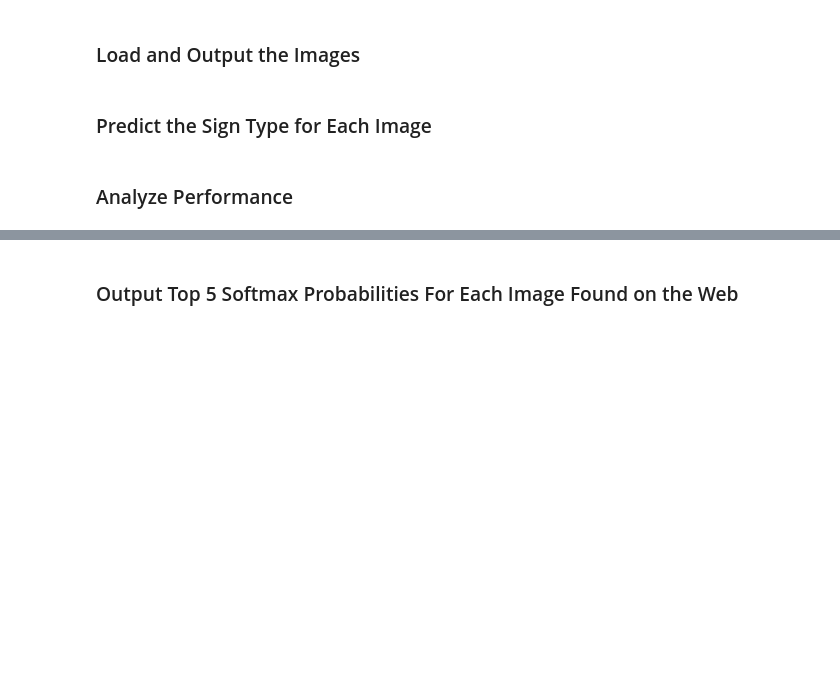
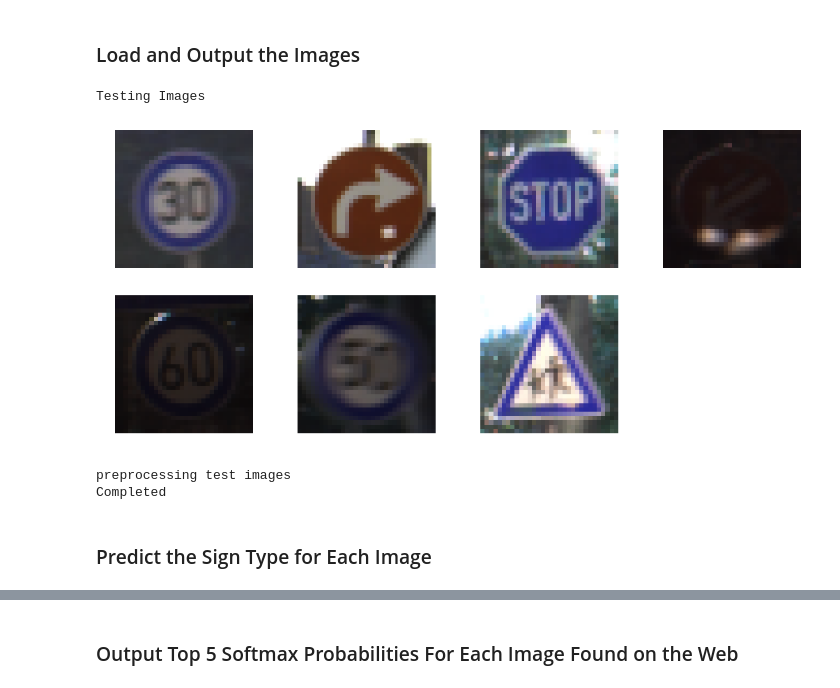
Before and after one commit to AbhishekGurudutt/carnd-Traffic_sign_board_detection, a Jupyter notebook: Traffic_Sign_Classifier.ipynb, the cells around one changed output, grey strips where cells are left out. Cells and saved outputs as stored; diff of their text form; code cells hidden in the pictures; blank space fills up the shorter version.

Commit message:
with additional testing data

```diff
--- a/Traffic_Sign_Classifier.ipynb
+++ b/Traffic_Sign_Classifier.ipynb
@@ -374,2 +371,50 @@ You may find `signnames.csv` useful as it contains mappings from the class id (i
+# %%
+### Load the images and plot them here.
+### Feel free to use as many code cells as needed.
+import glob
+import csv
+
+# import all the classes
+classes = []
+with open('signnames.csv', 'r') as signnames:
+    lines = csv.DictReader(signnames, delimiter=',')
+    for line in lines:
+        classes.append((line['SignName']))
+
+
+image_list = []
+# fetch and resize test images
+for image in glob.glob('testing_data/*.png'):
+    img = cv2.imread(image)
+    img = cv2.resize(img, (32,32), interpolation=cv2.INTER_AREA)
+    image_list.append(img)
+
+
+# display test images
+print("Testing Images")
+plt.figure(figsize=(18,8))
+i = 1
+for img in image_list:
+    plt.subplot(2,4,i)
+    i = i+1
+    plt.imshow(img.squeeze())
+    plt.axis('off')
+# %% [output]
+Testing Images
+[figure, added]
+# %%
+### Run the predictions here and use the model to output the prediction for each image.
+### Make sure to pre-process the images with the same pre-processing pipeline used earlier.
+### Feel free to use as many code cells as needed.
+test_images = np.array(image_list)
+
+print("preprocessing test images")
+test_images_preprocess = preProcess(test_images)
+test_images_preprocess = test_images_preprocess[..., None]
+test_images_normalize = normalize(test_images_preprocess)
+print("Completed")
+# %% [output]
+preprocessing test images
+Completed
 # %% [markdown]
 ### Predict the Sign Type for Each Image
@@ -380,5 +421,3 @@ You may find `signnames.csv` useful as it contains mappings from the class id (i
-# %% [markdown]
-### Analyze Performance
 # %%
 ### Calculate the accuracy for these 5 new images.
 ### For example, if the model predicted 1 out of 5 signs correctly, it's 20% accurate on these new images.
```
Also changed, not shown: parts of 5 cells of this notebook, 8 other files.
